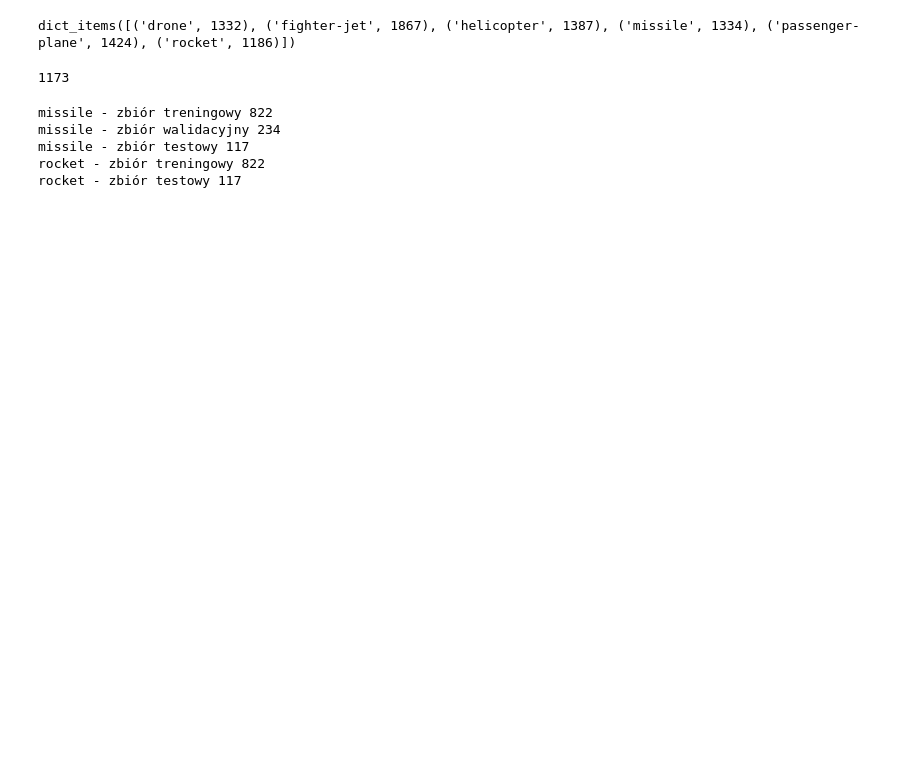
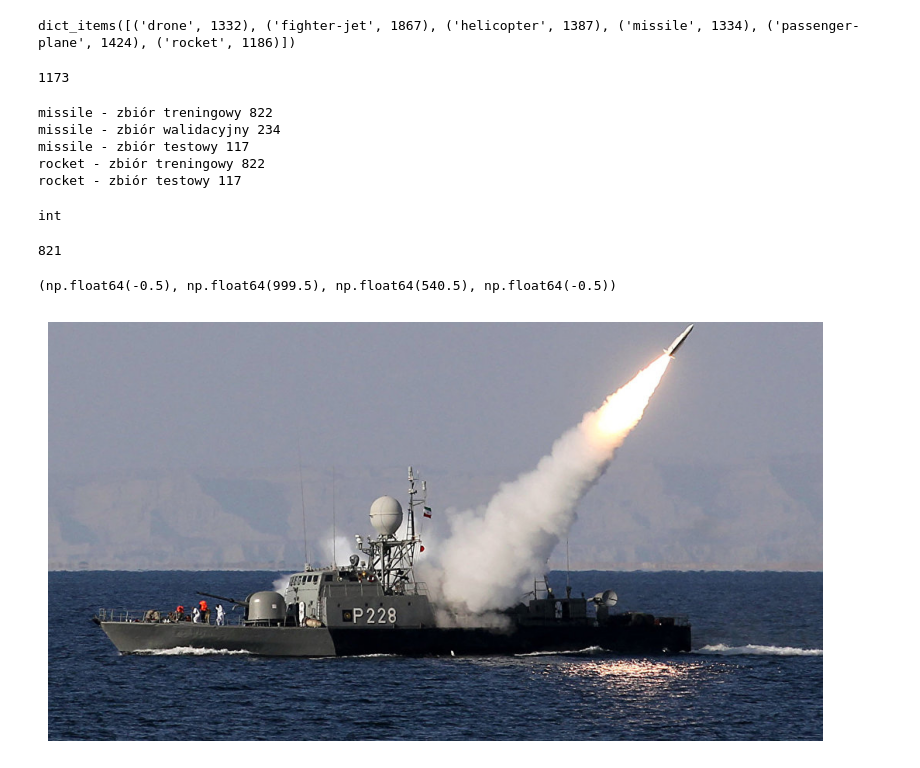
Before and after one commit to pevu97/MIssles-and-Rocket-Identification, a Jupyter notebook: missile_rocket.ipynb, the cells around one changed output. Drawn from its saved outputs; the diff is of its cells as text; code cells hidden in the pictures; blank space fills up the shorter version.

```diff
--- a/missile_rocket.ipynb
+++ b/missile_rocket.ipynb
@@ -132,3 +132,25 @@ missile - zbiór walidacyjny 234
 missile - zbiór testowy 117
 rocket - zbiór treningowy 822
 rocket - zbiór testowy 117
+# %%
+type(train_size)
+# %% [output]
+int
+# %%
+train_size
+# %% [output]
+821
+# %%
+idx = 81 #@param {type: 'slider', min:0, max:821}
+names_mapping = dict(enumerate(missile_fnames))
+img_path = os.path.join(train_missile_dir, names_mapping[idx])
+
+img = image.load_img(img_path)
+
+plt.figure(figsize=(10, 10))
+plt.imshow(img)
+plt.grid(False)
+plt.axis(False)
+# %% [output]
+(np.float64(-0.5), np.float64(999.5), np.float64(540.5), np.float64(-0.5))
+[figure, added]
```
Also changed, not shown: parts of 5 cells of this notebook.
